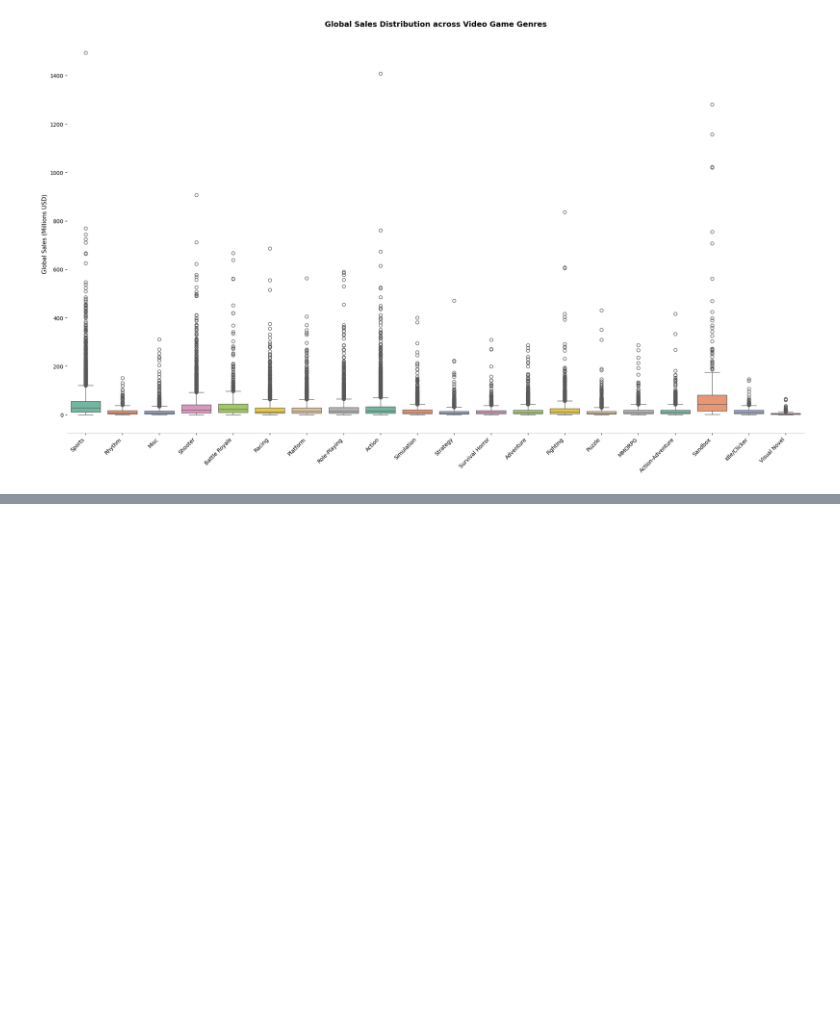
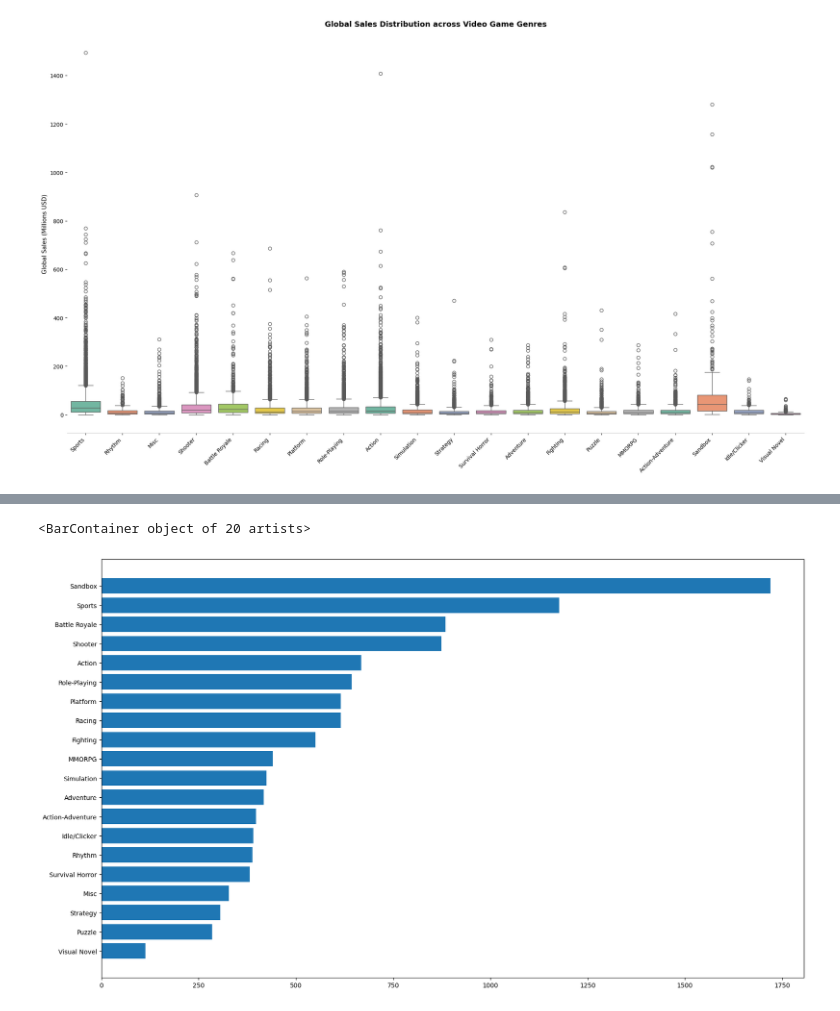
Before and after one commit to SalmaAllam8/PowerBI-mini-Projects, a Jupyter notebook: videogames.ipynb, the cells around one changed output, grey strips where cells are left out. Drawn from its saved outputs; the diff is of its cells as text; code cells hidden in the pictures; blank space fills up the shorter version.

```diff
--- a/videogames.ipynb
+++ b/videogames.ipynb
@@ -672,0 +683,5 @@ plt.show()
+# %%
+hours_per_value = df.groupby("genre").agg(
+    AVGmoney = ("estimated_revenue_million_usd" , "mean"),
+    AVGhours = ("how_long_to_beat_completionist_hrs" , "mean")
+).sort_values(by = "AVGmoney" ,ascending = True)
@@ -672,0 +709,6 @@ plt.show()
+# %%
+plt.figure(figsize=(20, 12))
+plt.barh(hours_per_value.index,hours_per_value["AVGmoney"])
+# %% [output]
+<BarContainer object of 20 artists>
+[figure, added]
```
Also changed, not shown: parts of 4 cells of this notebook.
